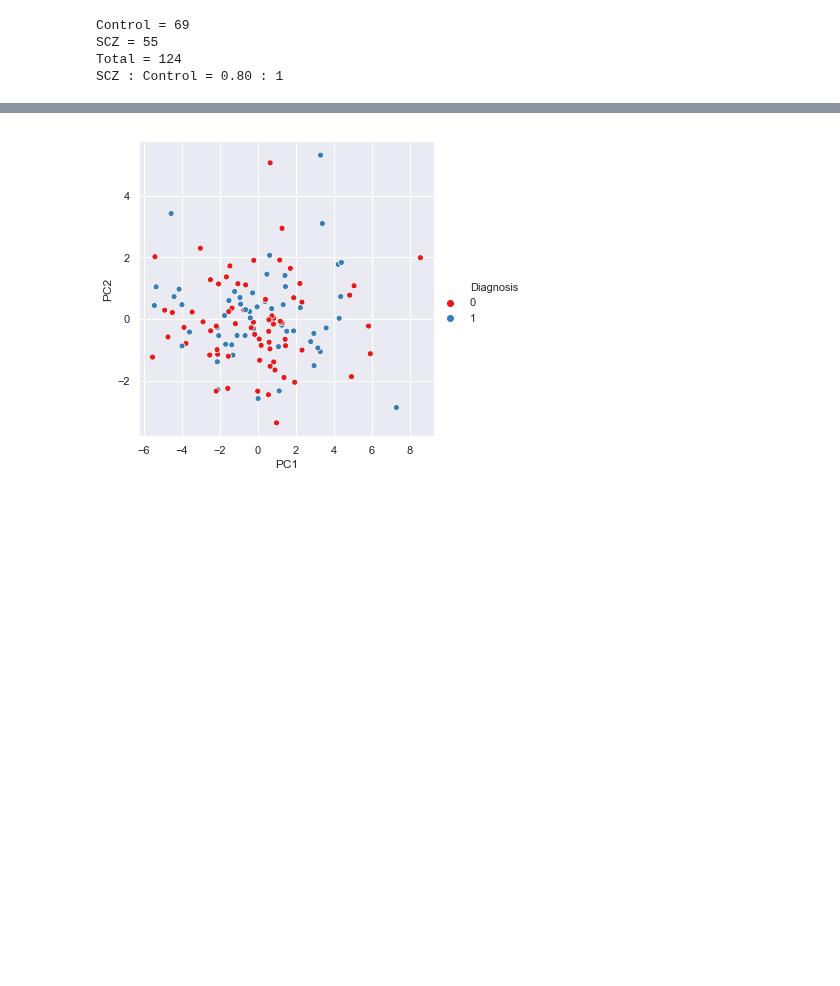
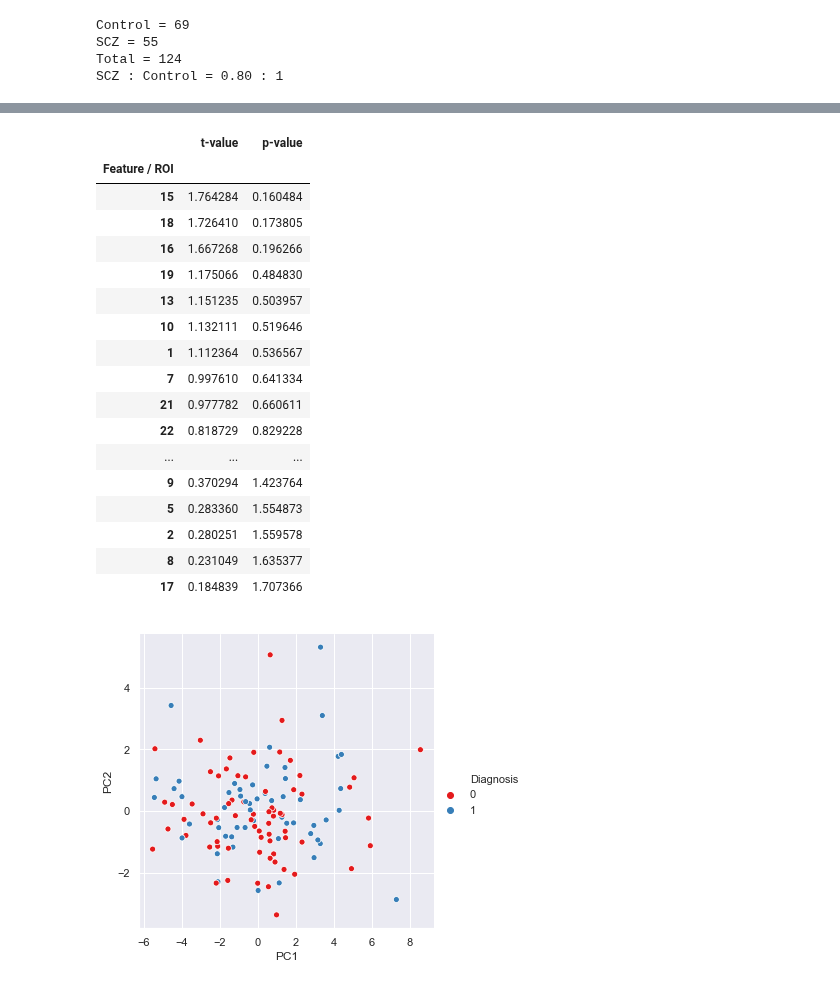
Before and after one commit to DynamicsAndNeuralSystems/fMRI_FeaturesDisorders, a Jupyter notebook: refinedCode.ipynb, the cells around one changed output, grey strips where cells are left out. Saved outputs shown, nothing was run; the diff lists cells and outputs as text; code cells hidden in the pictures; blank space fills up the shorter version.

```diff
--- a/refinedCode.ipynb
+++ b/refinedCode.ipynb
@@ -141,9 +259,28 @@ Accuracy as a percentage: 56.67 (+/- 15.37)
 # %%
 # Store the first five indices of the ROIs / features with the most significant p-values (the third output)
 
 tpValDf, tpValDf_sorted, sigPValInds = af.getTPVals(targetCol, DataSlice)
 
-# tpValDf_sorted
+tpValDf_sorted
+# %% [output]
+|  | t-value | p-value |
+| Feature / ROI |  |  |
+| 15 | 1.764284 | 0.160484 |
+| 18 | 1.726410 | 0.173805 |
+| 16 | 1.667268 | 0.196266 |
+| 19 | 1.175066 | 0.484830 |
+| 13 | 1.151235 | 0.503957 |
+| 10 | 1.132111 | 0.519646 |
+| 1 | 1.112364 | 0.536567 |
+| 7 | 0.997610 | 0.641334 |
+| 21 | 0.977782 | 0.660611 |
+| 22 | 0.818729 | 0.829228 |
+| ... | ... | ... |
+| 9 | 0.370294 | 1.423764 |
+| 5 | 0.283360 | 1.554873 |
+| 2 | 0.280251 | 1.559578 |
+| 8 | 0.231049 | 1.635377 |
+| 17 | 0.184839 | 1.707366 |
 # %%
 # Show me the PCA figure
 
```
Also changed, not shown: parts of 12 cells of this notebook.
